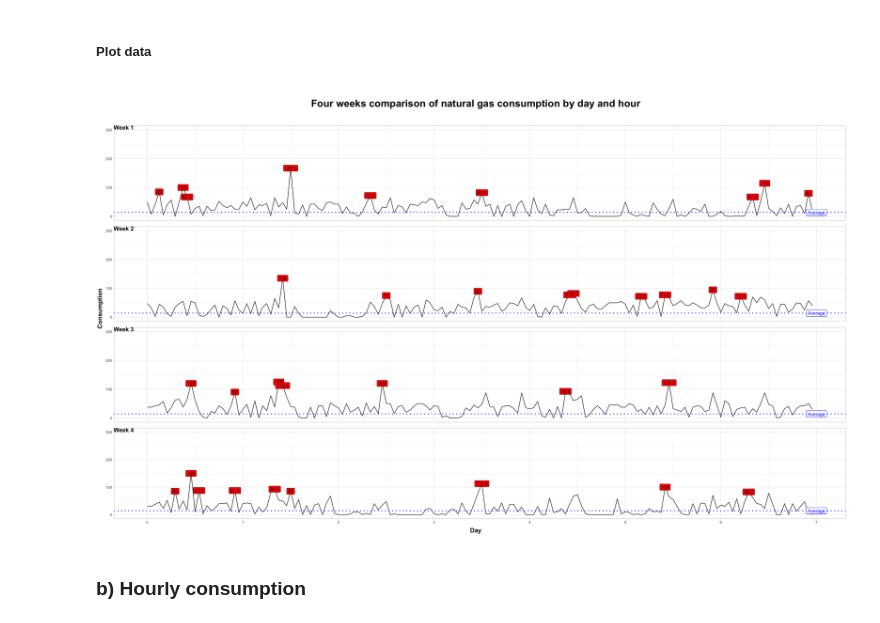
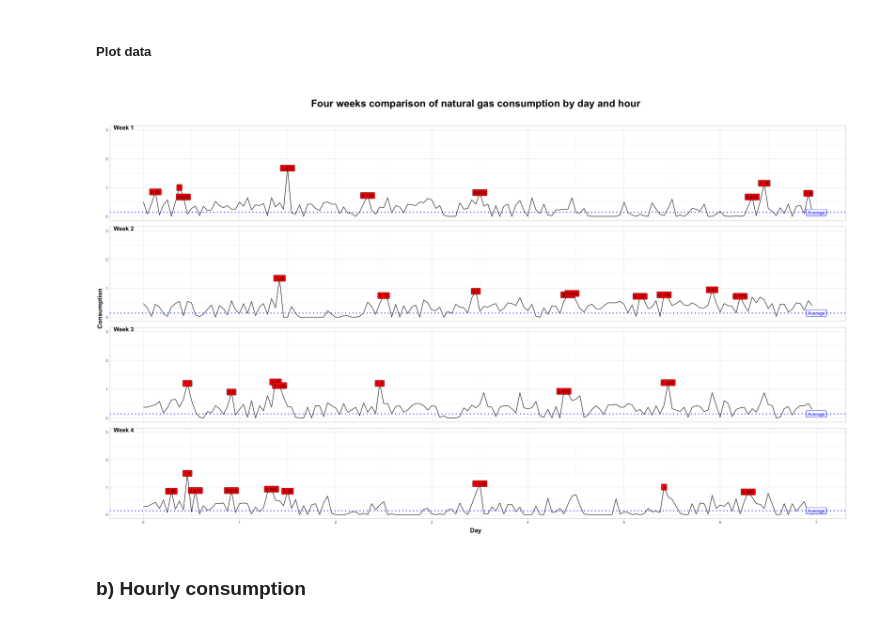
Before and after one commit to philippebarrette4/INF1430, a Jupyter notebook: scripts/TN2/DataAnalysis/natural_gas_trend_analysis.ipynb, the cells around one changed output. Saved outputs shown, nothing was run; the diff lists cells and outputs as text; code cells hidden in the pictures.

```diff
--- a/scripts/TN2/DataAnalysis/natural_gas_trend_analysis.ipynb
+++ b/scripts/TN2/DataAnalysis/natural_gas_trend_analysis.ipynb
@@ -106,29 +106,30 @@ ConsDayHourWeekFourDF   <- ConsHourDF %>% filter_date_range(year, month, 21, 28)
 # %%
 # Visualization of natural gas consumption per day and hour
 # Set configuration for plot size
 options(repr.plot.width = 25, repr.plot.height = 15)
 # Plot labels definition
 label_properties_list <- list("pct05_color"="black", "pct95_color"="black", "pct05_fill"="red", "pct95_fill"="red")
 # Plot definitions
-plt_wk1 <- create_base_weekly_line_plot(ConsDayHourWeekOneDF,   instant, consumption, label_properties_list, avg_hour_consumption, 0, 300)
-plt_wk2 <- create_base_weekly_line_plot(ConsDayHourWeekTwoDF,   instant, consumption, label_properties_list, avg_hour_consumption, 0, 300)
-plt_wk3 <- create_base_weekly_line_plot(ConsDayHourWeekThreeDF, instant, consumption, label_properties_list, avg_hour_consumption, 0, 300)
-plt_wk4 <- create_base_weekly_line_plot(ConsDayHourWeekFourDF,  instant, consumption, label_properties_list, avg_hour_consumption, 0, 300, TRUE)
+plt_wk1 <- create_base_weekly_line_plot(ConsDayHourWeekOneDF,   instant, consumption, label_properties_list, avg_hour_consumption, 0, 3)
+plt_wk2 <- create_base_weekly_line_plot(ConsDayHourWeekTwoDF,   instant, consumption, label_properties_list, avg_hour_consumption, 0, 3)
+plt_wk3 <- create_base_weekly_line_plot(ConsDayHourWeekThreeDF, instant, consumption, label_properties_list, avg_hour_consumption, 0, 3)
+plt_wk4 <- create_base_weekly_line_plot(ConsDayHourWeekFourDF,  instant, consumption, label_properties_list, avg_hour_consumption, 0, 3
+, TRUE)
 # Grid of plots definition
 global_grid <- plot_grid(
     plt_wk1, plt_wk2, plt_wk3, plt_wk4,
     labels = c("Week 1", "Week 2", "Week 3", "Week 4"), label_y = 1,
     ncol = 1, nrow = 4
 )
 # Titles definition
 title       <- ggdraw() + draw_label("Four weeks comparison of natural gas consumption by day and hour", fontface = "bold", size = 24)
 x_title     <- textGrob("Day", gp = gpar(fontface="bold", col="black", fontsize = 15))
 y_title     <- textGrob("Consumption", gp = gpar(fontface="bold", col="black", fontsize = 15), rot=90)
 plot        <- plot_grid(title, global_grid, ncol = 1, rel_heights = c(0.1, 1))
 # Arrange the plot to have global x and y titles
 grid.arrange(arrangeGrob(plot, bottom = x_title, left = y_title))
 # %% [output]
-[figure, old version]
+[figure, new version]
 # %% [markdown]
 ### b) Hourly consumption
 # %% [markdown]
```
Also changed, not shown: parts of 5 cells of this notebook, 5 other files.
